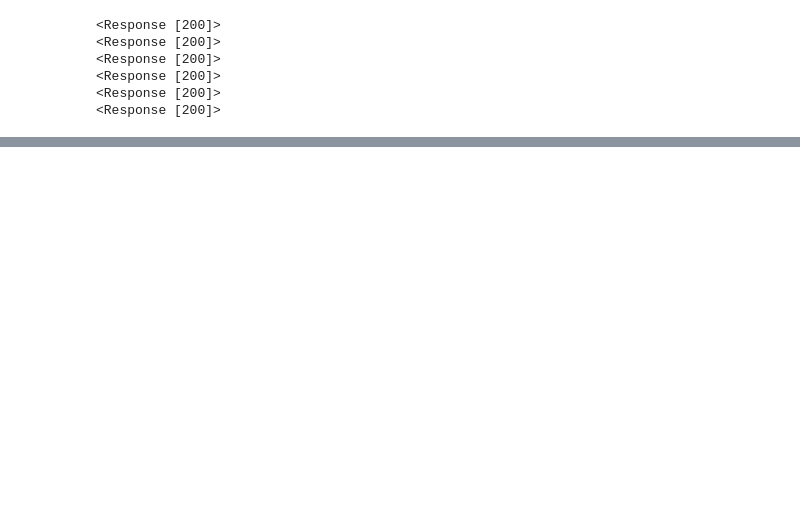
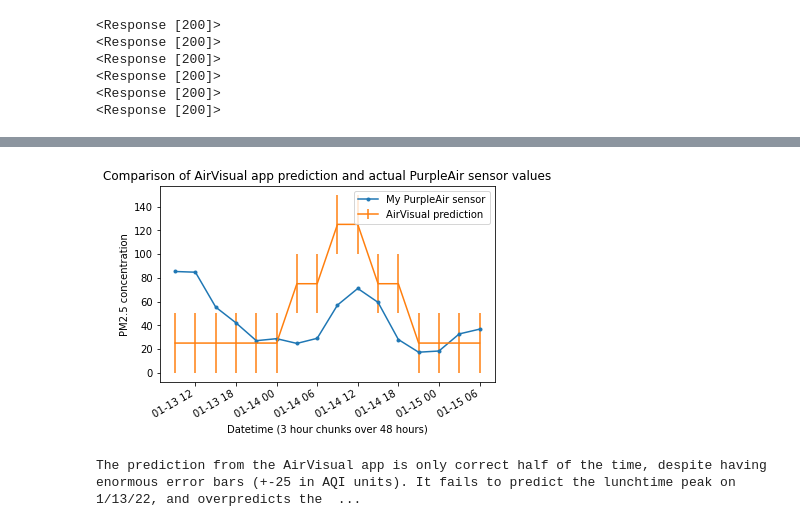
Before and after one commit to chathull/smogcasting, a Jupyter notebook: smogcasting.ipynb, the cells around one changed output, grey strips where cells are left out. Saved outputs shown, nothing was run; the diff lists cells and outputs as text; code cells hidden in the pictures; blank space fills up the shorter version.

```diff
--- a/smogcasting.ipynb
+++ b/smogcasting.ipynb
@@ -173,3 +177,25 @@ plt.legend()
+# %%
+# Test of AirVisual prediction vs. the actual reading of my sensor
+
+airVisual = [25,25,25,25,25,25,75,75,125,125,75,75,25,25,25,25]
+sensor = [85.3, 84.7, 55.3, 42, 27, 28.7, 24.7, 29, 57, 71, 59.3, 28, 17.3, 18.3, 32.7, 36.7]
+dates = pd.date_range(start='2022-01-13 09:00:00', end='2022-01-15 06:00:00', periods=16)
+
+fig, ax = plt.subplots()
+ax.plot(dates,sensor, '.-', label='My PurpleAir sensor')
+#ax.plot(dates,sensor, 'b.')
+ax.errorbar(dates,airVisual,25,label='AirVisual prediction')
+fig.autofmt_xdate()
+ax.set_title('Comparison of AirVisual app prediction and actual PurpleAir sensor values')
+ax.set_xlabel('Datetime (3 hour chunks over 48 hours)')
+ax.set_ylabel('PM2.5 concentration')
+ax.legend()
+plt.show()
+
+print('The prediction from the AirVisual app is only correct half of the time, despite having enormous error bars (+-25 in AQI units). It fails to predict the lunchtime peak on 1/13/22, and overpredicts the peak on 1/14/22.')
+# %% [output]
+[figure, added]
+The prediction from the AirVisual app is only correct half of the time, despite having enormous error bars (+-25 in AQI units). It fails to predict the lunchtime peak on 1/13/22, and overpredicts the  ...
 # %%
 # Sample plots
 # Top: resampled (daily) PM2.5 concentration as a function of time in 2019 (pre-pandemic year)
```
Also changed, not shown: parts of 9 cells of this notebook.
